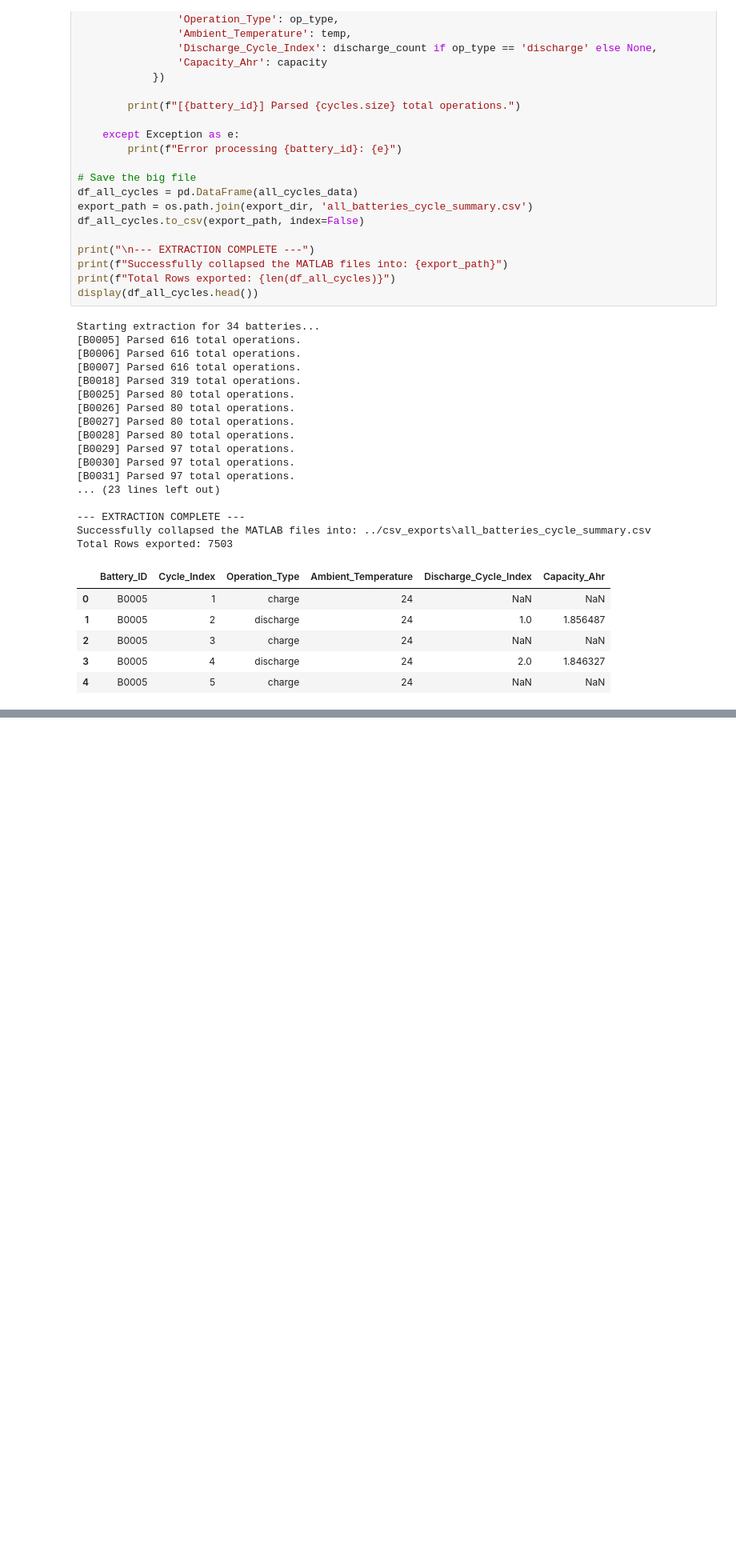
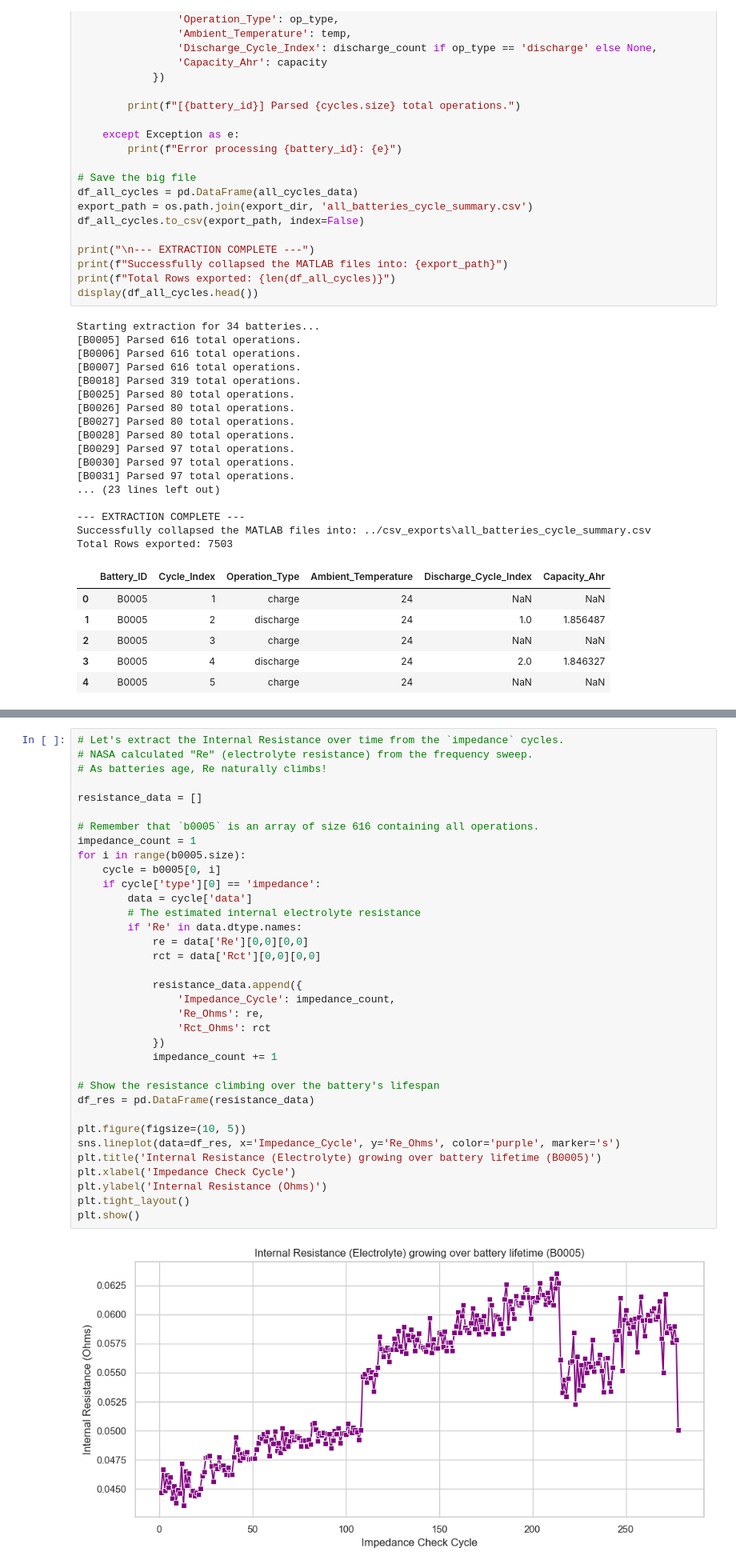
Before and after one commit to barada02/ML_ON_Battery, a Jupyter notebook: EDA/eda1.ipynb, the cells around one changed output, grey strips where cells are left out. Shown at 80% size. Drawn from its saved outputs; the diff is of its cells as text; blank space fills up the shorter version.

```diff
--- a/EDA/eda1.ipynb
+++ b/EDA/eda1.ipynb
@@ -366,0 +416,37 @@ Total Rows exported: 7503
+# %%
+# Let's extract the Internal Resistance over time from the `impedance` cycles.
+# NASA calculated "Re" (electrolyte resistance) from the frequency sweep.
+# As batteries age, Re naturally climbs!
+
+resistance_data = []
+
+# Remember that `b0005` is an array of size 616 containing all operations.
+impedance_count = 1
+for i in range(b0005.size):
+    cycle = b0005[0, i]
+    if cycle['type'][0] == 'impedance':
+        data = cycle['data']
+        # The estimated internal electrolyte resistance
+        if 'Re' in data.dtype.names:
+            re = data['Re'][0,0][0,0]
+            rct = data['Rct'][0,0][0,0]
+
+            resistance_data.append({
+                'Impedance_Cycle': impedance_count,
+                'Re_Ohms': re,
+                'Rct_Ohms': rct
+            })
+            impedance_count += 1
+
+# Show the resistance climbing over the battery's lifespan
+df_res = pd.DataFrame(resistance_data)
+
+plt.figure(figsize=(10, 5))
+sns.lineplot(data=df_res, x='Impedance_Cycle', y='Re_Ohms', color='purple', marker='s')
+plt.title('Internal Resistance (Electrolyte) growing over battery lifetime (B0005)')
+plt.xlabel('Impedance Check Cycle')
+plt.ylabel('Internal Resistance (Ohms)')
+plt.tight_layout()
+plt.show()
+# %% [output]
+[figure, added]
```
Also changed, not shown: parts of 2 cells of this notebook.
